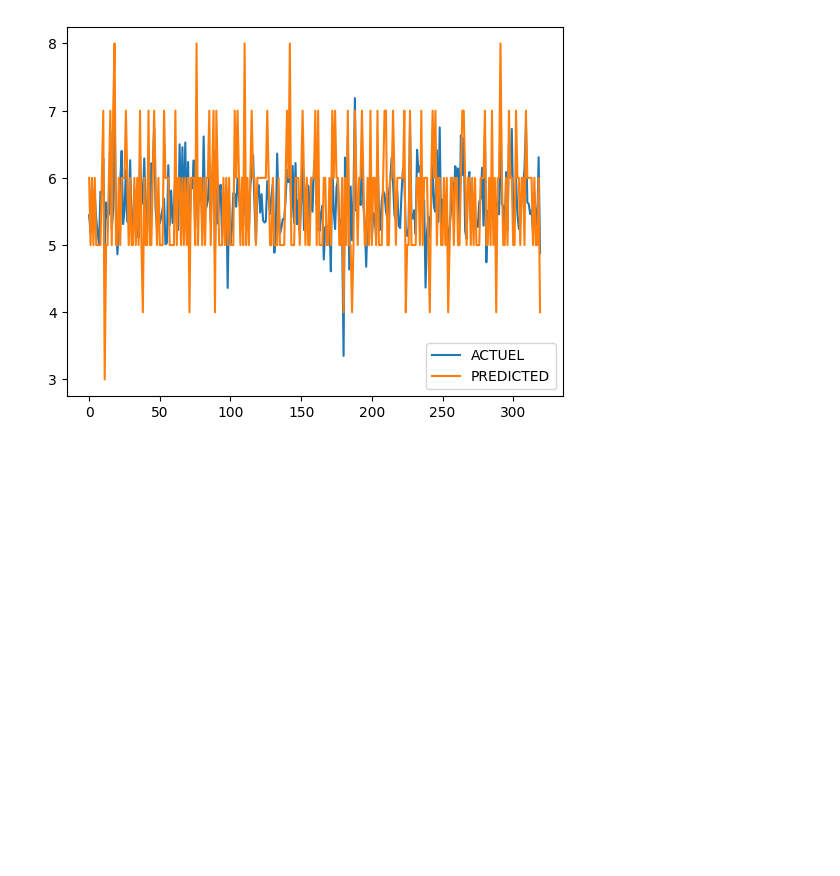
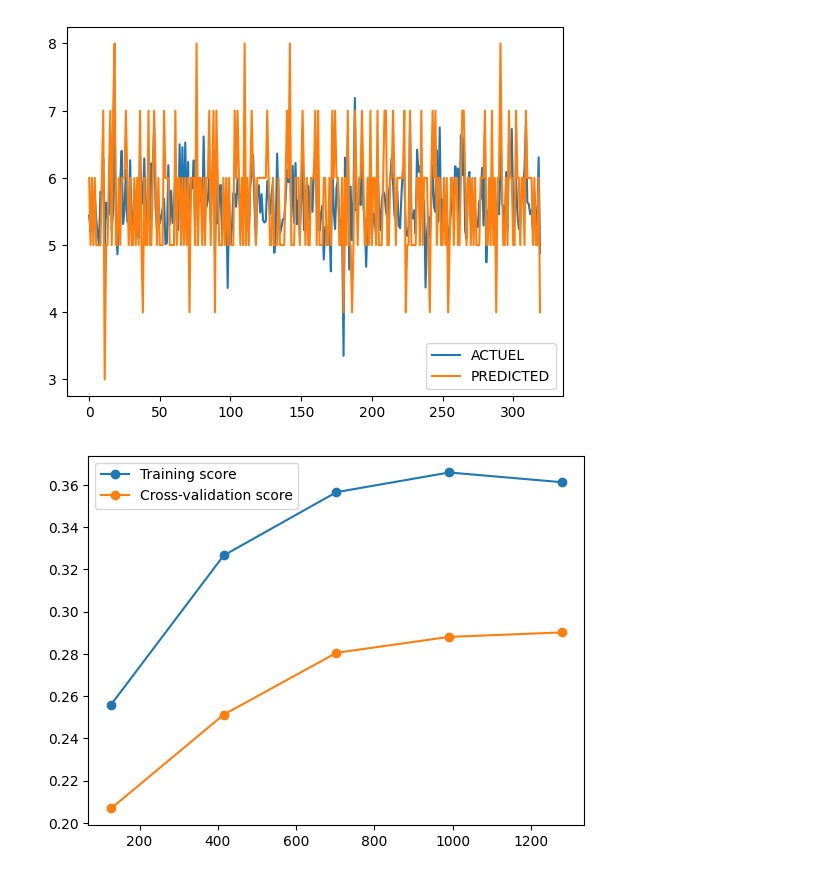
Before and after one commit to AbdelmajidBen/ML, a Jupyter notebook: Models/reg_mul.ipynb, the cells around one changed output. Cells and saved outputs as stored; diff of their text form; code cells hidden in the pictures; blank space fills up the shorter version.

```diff
--- a/Models/reg_mul.ipynb
+++ b/Models/reg_mul.ipynb
@@ -199,3 +206,11 @@ dfe.plot(kind='line')
 plt.show()
 # %% [output]
 [figure]
+# %%
+train_sizes, train_scores, test_scores = learning_curve(model, X, Y, cv=5)
+plt.plot(train_sizes, np.mean(train_scores, axis=1), 'o-', label='Training score')
+plt.plot(train_sizes, np.mean(test_scores, axis=1), 'o-', label='Cross-validation score')
+plt.legend(loc='best')
+plt.show()
+# %% [output]
+[figure, added]
```
Also changed, not shown: parts of 2 cells of this notebook, 1 other file.
